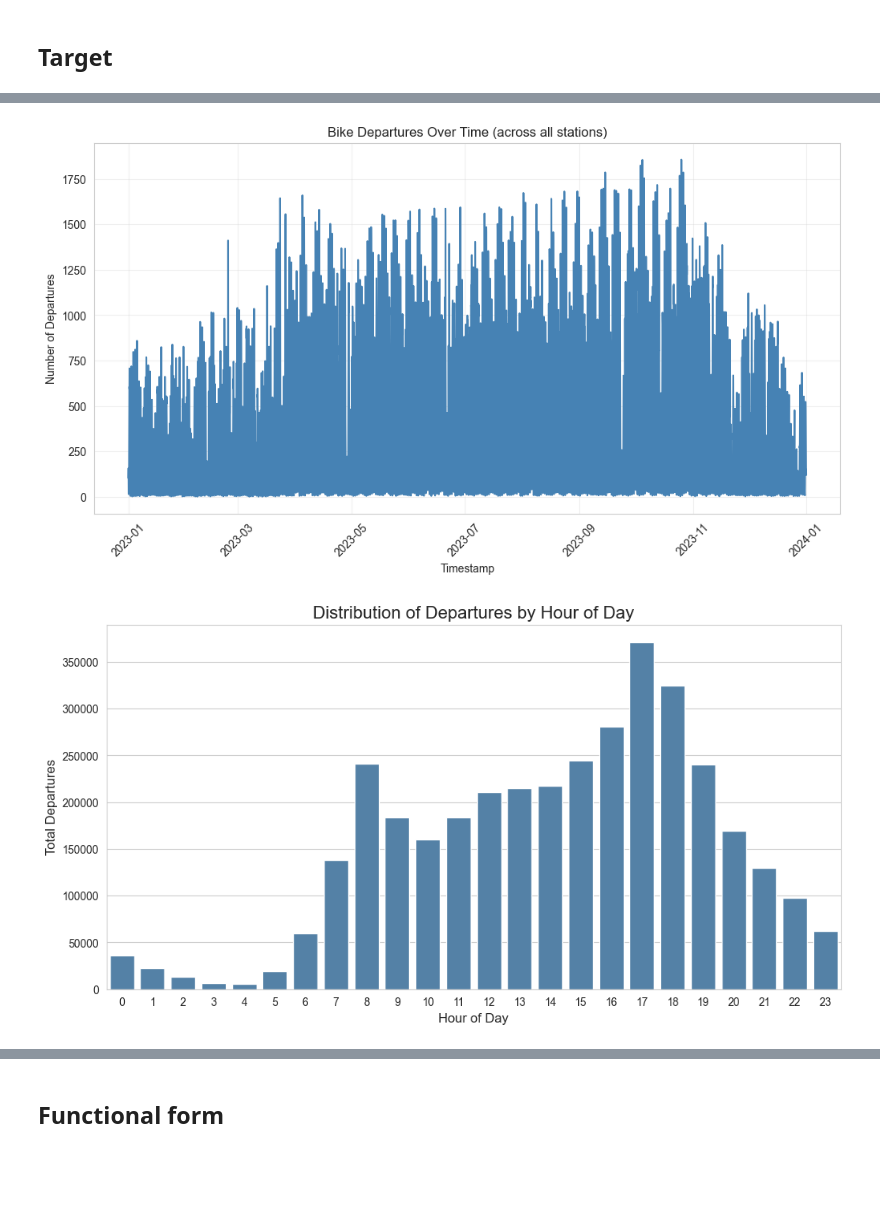
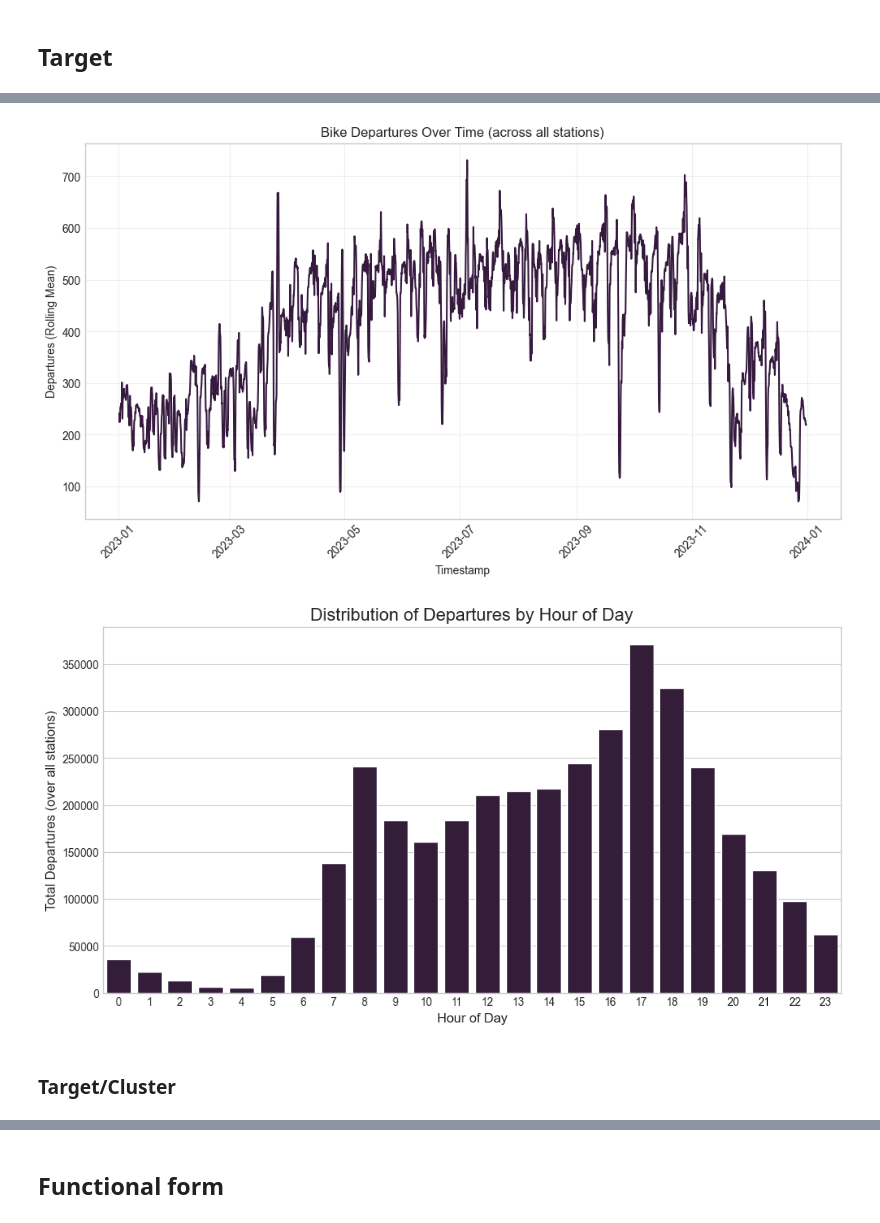
Before and after one commit to linusha/rental-bike-predictions, a Jupyter notebook: eda.ipynb, the cells around one changed output, grey strips where cells are left out. Saved outputs shown, nothing was run; the diff lists cells and outputs as text; code cells hidden in the pictures; blank space fills up the shorter version.

Commit message:
EDA: unify styling, additional cluster plots

```diff
--- a/eda.ipynb
+++ b/eda.ipynb
@@ -7,7 +7,8 @@ import matplotlib.pyplot as plt
 import seaborn as sns
 import numpy as np
 
-sns.set_palette("pastel")
+plt.style.use('seaborn-v0_8-whitegrid')
+sns.set_palette("rocket")
 # %%
 # final dataframe
 df = pd.read_parquet("data/final/df.parquet")
@@ -235,20 +334,24 @@ Share of zeros: 0.74
 # %%
 # Calculate average departures per timestamp (across all stations)
 sum_departures_ts = df.groupby('timestamp')['departures'].sum().reset_index()
 
+# Calculate rolling average to smooth the line
+window_size = 24
+sum_departures_ts['departures_smooth'] = sum_departures_ts['departures'].rolling(window=window_size, center=True).mean()
+
 plt.figure(figsize=(12, 6))
 
 # Plot average departures over time
-sns.lineplot(x=sum_departures_ts['timestamp'], y=sum_departures_ts['departures'], color='steelblue')
-plt.title('Bike Departures Over Time (across all stations)') # Updated title
+sns.lineplot(x=sum_departures_ts['timestamp'], y=sum_departures_ts['departures_smooth'])
+plt.title('Bike Departures Over Time (across all stations)')
 plt.xlabel('Timestamp')
-plt.ylabel('Number of Departures') # Updated y-label
+plt.ylabel('Departures (Rolling Mean)')
 plt.grid(True, alpha=0.3)
 plt.xticks(rotation=45)
 plt.savefig('figures/departures_over_year.png')
 plt.show()
 # %% [output]
-[figure, old version]
+[figure, new version]
 # %%
 hourly_totals = df.groupby("hour")["departures"].sum().reset_index()
 hourly_totals = hourly_totals.sort_values(by="hour")
@@ -256,11 +359,13 @@ hourly_totals = hourly_totals.sort_values(by="hour")
 plt.figure(figsize=(12, 6))
 sns.set_style("whitegrid")
 
-sns.barplot(x="hour", y="departures", data=hourly_totals, color='steelblue')
+sns.barplot(x="hour", y="departures", data=hourly_totals)
 plt.title('Distribution of Departures by Hour of Day', fontsize=16)
 plt.xlabel('Hour of Day', fontsize=12)
 plt.ylabel('Total Departures (over all stations)', fontsize=12)
 plt.savefig('figures/departures_by_time.png')
 plt.show()
 # %% [output]
-[figure, old version]
+[figure, new version]
+# %% [markdown]
+### Target/Cluster
```
Also changed, not shown: parts of 10 cells of this notebook, 2 other files.
